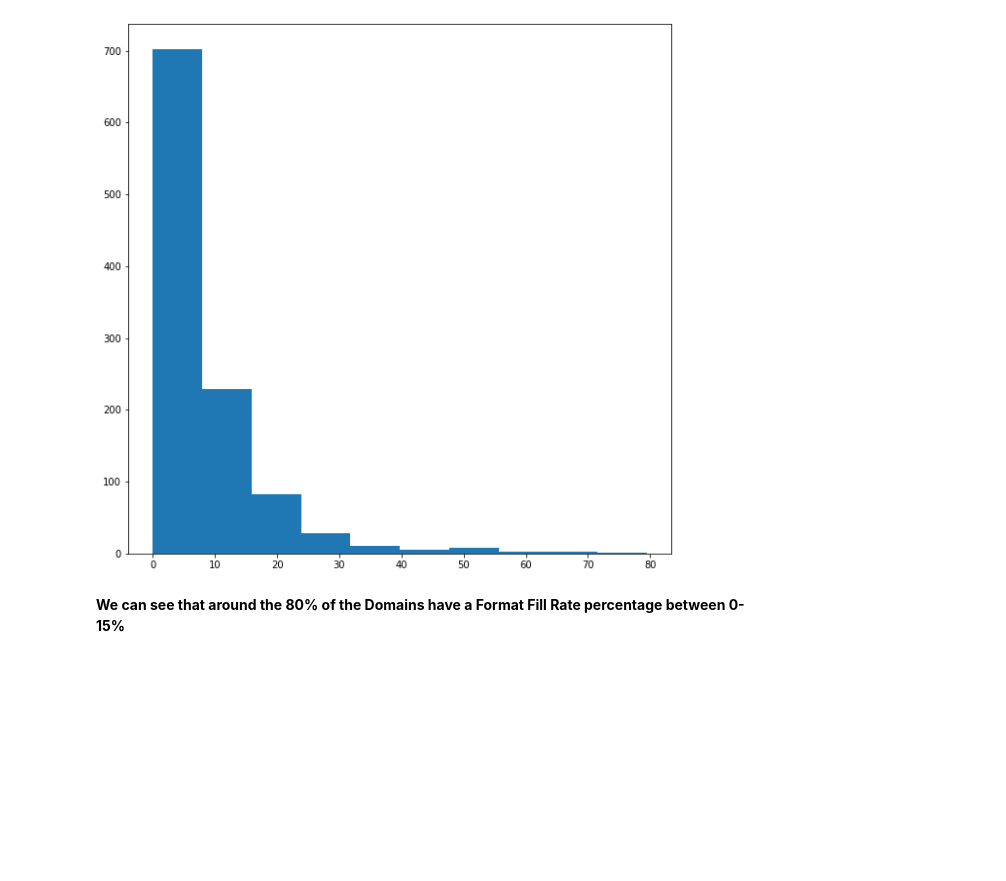
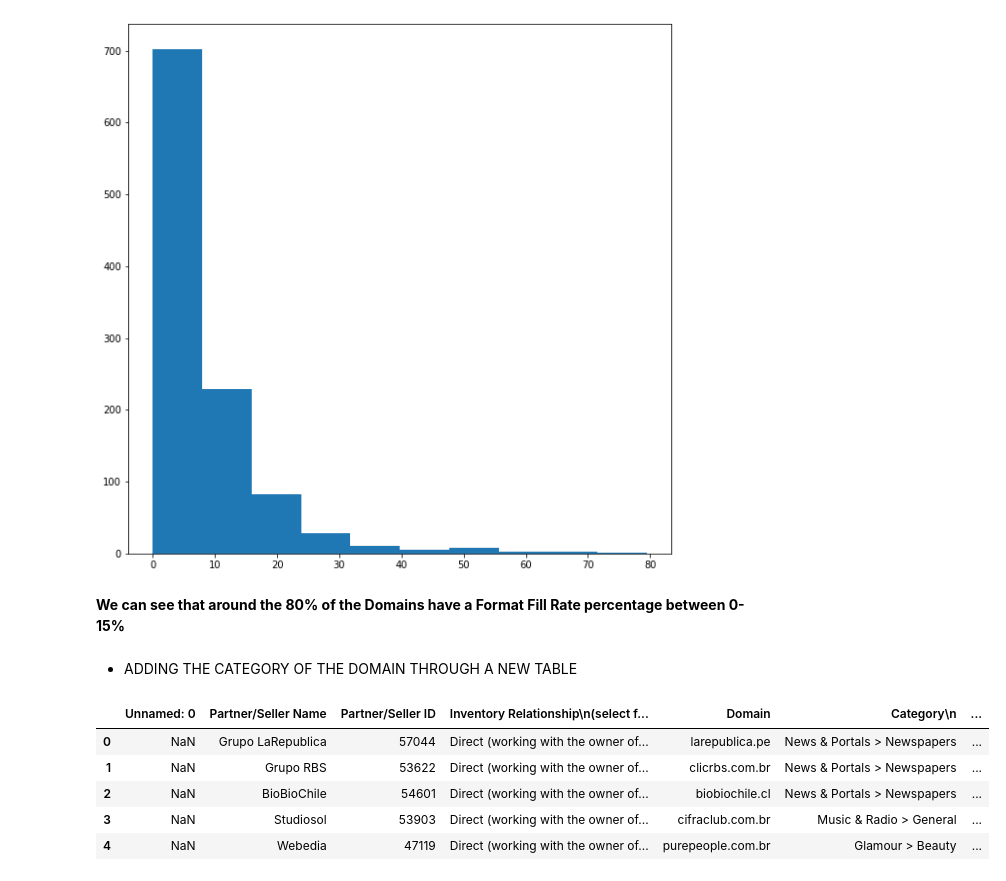
Before and after one commit to rfisla/FINAL-PROJECT-OF-KSCHOOL-MASTER, a Jupyter notebook: Initial Data Interpretation.ipynb, the cells around one changed output. Cells and saved outputs as stored; diff of their text form; code cells hidden in the pictures; blank space fills up the shorter version.

```diff
--- a/Initial Data Interpretation.ipynb
+++ b/Initial Data Interpretation.ipynb
@@ -220,3 +214,15 @@ plt.hist(groupby_domains['Format Fill Rate'])
 [figure]
 # %% [markdown]
 **We can see that around the 80% of the Domains have a Format Fill Rate percentage  between 0-15%**
+# %% [markdown]
+- ADDING THE CATEGORY OF THE DOMAIN THROUGH A NEW TABLE
+# %%
+categories = pd.read_csv('Index Exchange Quality Inventory Mapping - Existing Acccount-Reseller-Domains - Compliance (1).csv')
+categories.head(5)
+# %% [output]
+|  | Unnamed: 0 | Partner/Seller Name | Partner/Seller ID | Inventory Relationship\n(select f... | Domain | Category\n | ... |
+| 0 | NaN | Grupo LaRepublica | 57044 | Direct (working with the owner of... | larepublica.pe | News & Portals > Newspapers | ... |
+| 1 | NaN | Grupo RBS | 53622 | Direct (working with the owner of... | clicrbs.com.br | News & Portals > Newspapers | ... |
+| 2 | NaN | BioBioChile | 54601 | Direct (working with the owner of... | biobiochile.cl | News & Portals > Newspapers | ... |
+| 3 | NaN | Studiosol | 53903 | Direct (working with the owner of... | cifraclub.com.br | Music & Radio > General | ... |
+| 4 | NaN | Webedia | 47119 | Direct (working with the owner of... | purepeople.com.br | Glamour > Beauty | ... |
```
Also changed, not shown: parts of 14 cells of this notebook.
